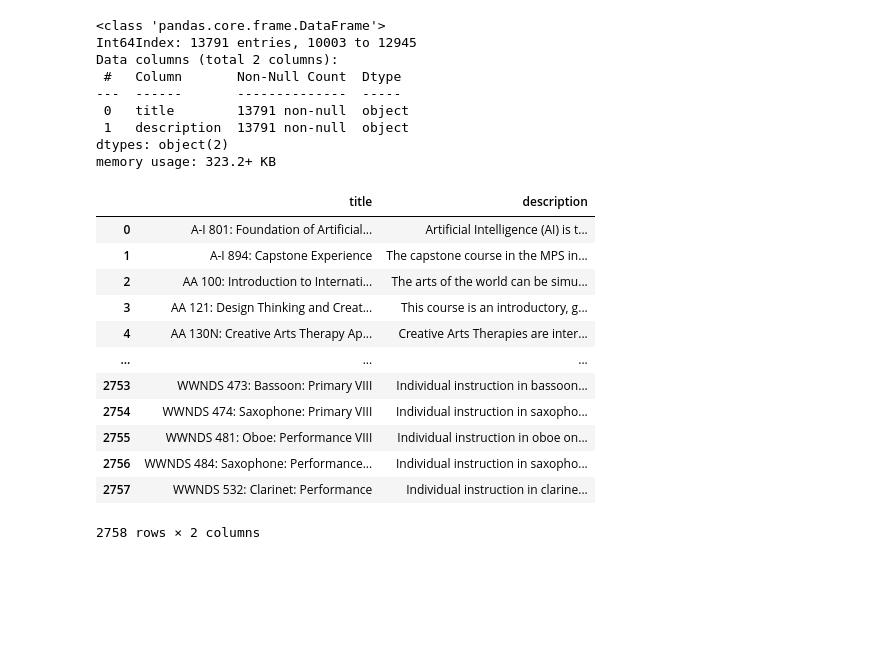
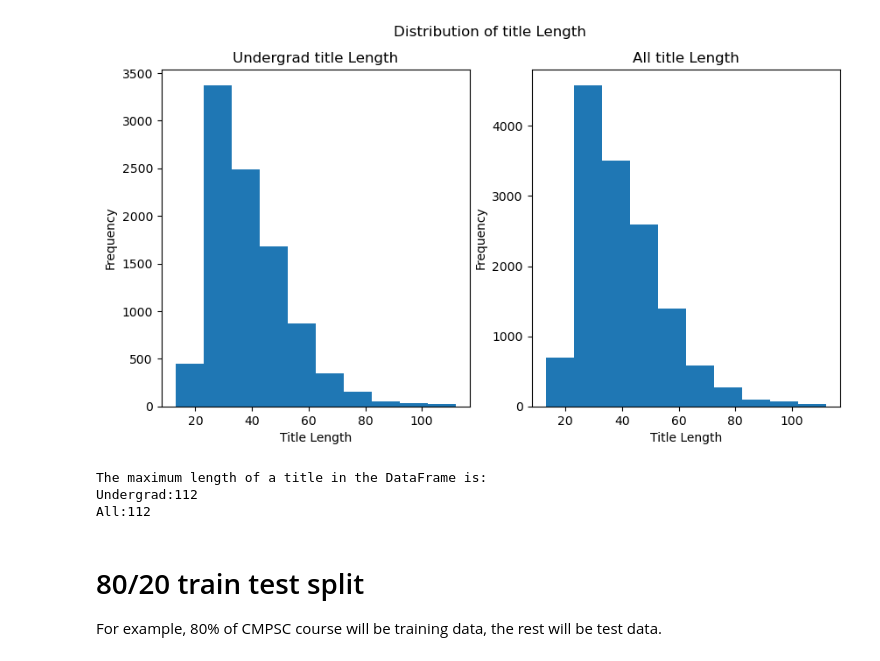
Before and after one commit to zqz979/CourseGen, a Jupyter notebook: preprocess.ipynb, the cells around one changed output. Drawn from its saved outputs; the diff is of its cells as text; code cells hidden in the pictures; blank space fills up the shorter version.

```diff
--- a/preprocess.ipynb
+++ b/preprocess.ipynb
@@ -58,14 +123,44 @@ courses['title'].str.len().hist()
+# %%
+# Create a figure with two subplots
+fig, (ax1, ax2) = plt.subplots(1, 2, figsize=(10, 5))
+
+# Plot the histogram for the 'description' column in the undergrad DataFrame
+ax1.hist(undergrad['title'].str.len())
+ax1.set_title('Undergrad title Length')
+
+# Plot the histogram for the 'description' column in the all DataFrame
+ax2.hist(all['title'].str.len())
+ax2.set_title('All title Length')
+
+# Add x and y axis labels and a main title
+fig.suptitle('Distribution of title Length')
+ax1.set_xlabel('Title Length')
+ax1.set_ylabel('Frequency')
+ax2.set_xlabel('Title Length')
+ax2.set_ylabel('Frequency')
+
+# Show the plot
+plt.show()
+
+# Calculate the length of each title in the DataFrame
+title_lengths_1 = undergrad['title'].str.len()
+title_lengths_2 = all['title'].str.len()
+
+# Find the maximum length of a title
+max_title_length_1 = title_lengths_1.max()
+max_title_length_2 = title_lengths_2.max()
+
+# Print the maximum title length
+print(f"The maximum length of a title in the DataFrame is:\nUndergrad:{max_title_length_1}\nAll:{max_title_length_2}")
+# %% [output]
+[figure, added]
+The maximum length of a title in the DataFrame is:
+Undergrad:112
+All:112
+# %% [markdown]
+# 80/20 train test split
+For example, 80% of CMPSC course will be training data, the rest will be test data.
 # %%
 # sort dataframe by title
-courses = courses.sort_values(by=['title'])
-courses.info()
+undergrad = undergrad.sort_values(by=['title'])
+all = all.sort_values(by=['title'])
-# %% [output]
-<class 'pandas.core.frame.DataFrame'>
-Int64Index: 13791 entries, 10003 to 12945
-Data columns (total 2 columns):
- #   Column       Non-Null Count  Dtype
----  ------       --------------  -----
- 0   title        13791 non-null  object
- 1   description  13791 non-null  object
-dtypes: object(2)
-memory usage: 323.2+ KB
@@ -75,28 +167,12 @@ courses.to_csv('./data/courses_cleaned.csv', index=False)
 # %%
-
-
 # Extract the first word of each title
-first_word = courses['title'].str.split().str.get(0)
+first_word = undergrad['title'].str.split().str.get(0)
 
 # Generate a Boolean mask for the selected rows (80%)
 selected = first_word.sample(frac=0.8, random_state=42).index
 
 # Split the DataFrame into two parts based on the selected rows
-df_train = courses.loc[selected]
-df_train = df_train.sort_values('title')
+undergrad_train = undergrad.loc[selected]
+undergrad_train = undergrad_train.sort_values('title')
 
-df_test = courses.drop(selected)
+undergrad_test = undergrad.drop(selected)
-# %% [output]
-|  | title | description |
-| 0 | A-I 801: Foundation of Artificial... | Artificial Intelligence (AI) is t... |
-| 1 | A-I 894: Capstone Experience | The capstone course in the MPS in... |
-| 2 | AA 100: Introduction to Internati... | The arts of the world can be simu... |
-| 3 | AA 121: Design Thinking and Creat... | This course is an introductory, g... |
-| 4 | AA 130N: Creative Arts Therapy Ap... | Creative Arts Therapies are inter... |
-| ... | ... | ... |
-| 2753 | WWNDS 473: Bassoon: Primary VIII | Individual instruction in bassoon... |
-| 2754 | WWNDS 474: Saxophone: Primary VIII | Individual instruction in saxopho... |
-| 2755 | WWNDS 481: Oboe: Performance VIII | Individual instruction in oboe on... |
-| 2756 | WWNDS 484: Saxophone: Performance... | Individual instruction in saxopho... |
-| 2757 | WWNDS 532: Clarinet: Performance | Individual instruction in clarine... |
-2758 rows × 2 columns
```
Also changed, not shown: parts of 14 cells of this notebook.
